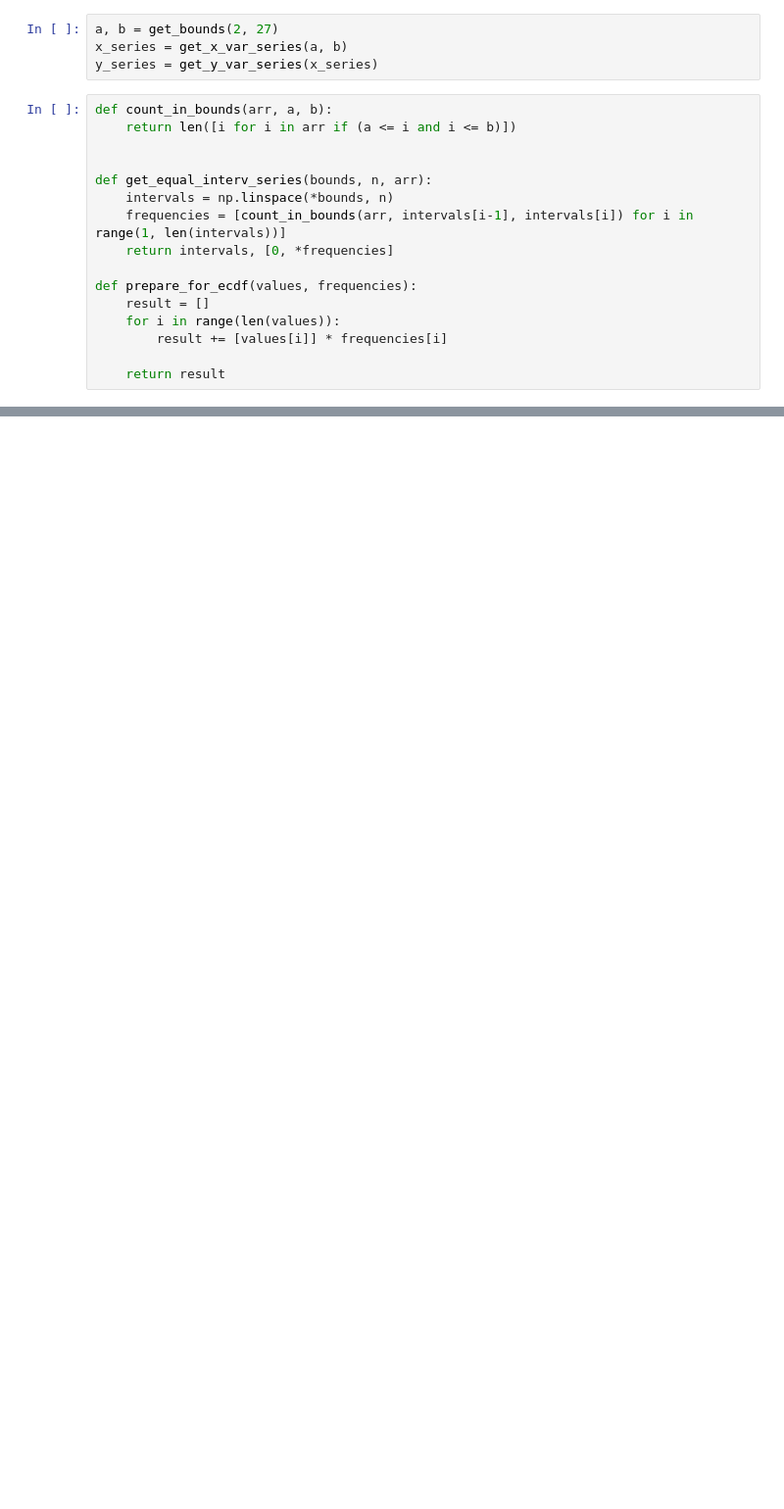
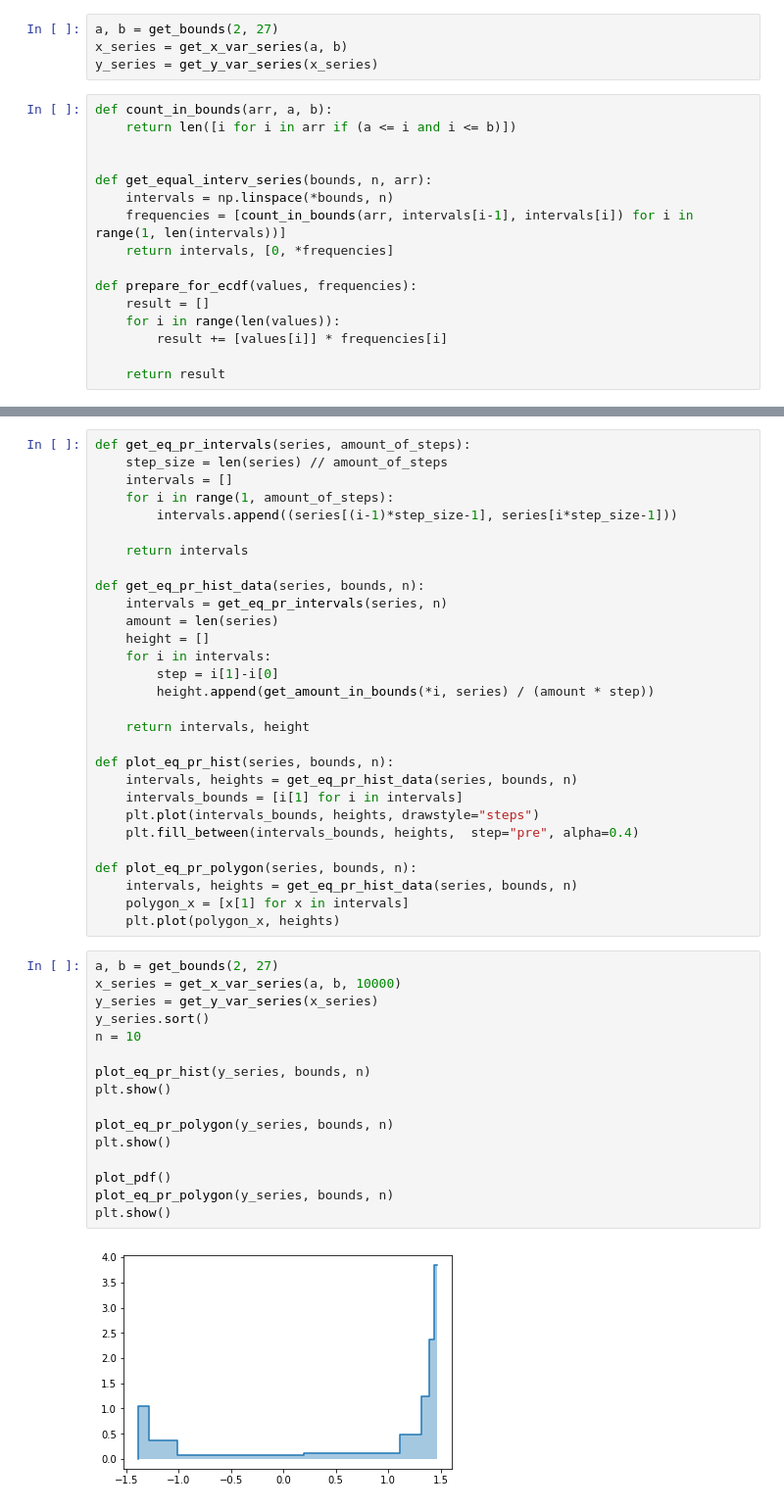
Before and after one commit to dsman1823/statistics, a Jupyter notebook: lab001.ipynb, the cells around one changed output, grey strips where cells are left out. Shown at 98% size. Drawn from its saved outputs; the diff is of its cells as text; blank space fills up the shorter version.

```diff
--- a/lab001.ipynb
+++ b/lab001.ipynb
@@ -137,0 +134,47 @@ pdf_y(1)
+# %%
+def get_eq_pr_intervals(series, amount_of_steps):
+    step_size = len(series) // amount_of_steps
+    intervals = []
+    for i in range(1, amount_of_steps):
+        intervals.append((series[(i-1)*step_size-1], series[i*step_size-1]))
+
+    return intervals
+
+def get_eq_pr_hist_data(series, bounds, n):
+    intervals = get_eq_pr_intervals(series, n)
+    amount = len(series)
+    height = []
+    for i in intervals:
+        step = i[1]-i[0]
+        height.append(get_amount_in_bounds(*i, series) / (amount * step))
+
+    return intervals, height
+
+def plot_eq_pr_hist(series, bounds, n):
+    intervals, heights = get_eq_pr_hist_data(series, bounds, n)
+    intervals_bounds = [i[1] for i in intervals]
+    plt.plot(intervals_bounds, heights, drawstyle="steps")
+    plt.fill_between(intervals_bounds, heights,  step="pre", alpha=0.4)
+
+def plot_eq_pr_polygon(series, bounds, n):
+    intervals, heights = get_eq_pr_hist_data(series, bounds, n)
+    polygon_x = [x[1] for x in intervals]
+    plt.plot(polygon_x, heights)
+# %%
+a, b = get_bounds(2, 27)
+x_series = get_x_var_series(a, b, 10000)
+y_series = get_y_var_series(x_series)
+y_series.sort()
+n = 10
+
+plot_eq_pr_hist(y_series, bounds, n)
+plt.show()
+
+plot_eq_pr_polygon(y_series, bounds, n)
+plt.show()
+
+plot_pdf()
+plot_eq_pr_polygon(y_series, bounds, n)
+plt.show()
+# %% [output]
+[figure, added]
```
Also changed, not shown: parts of 6 cells of this notebook.
